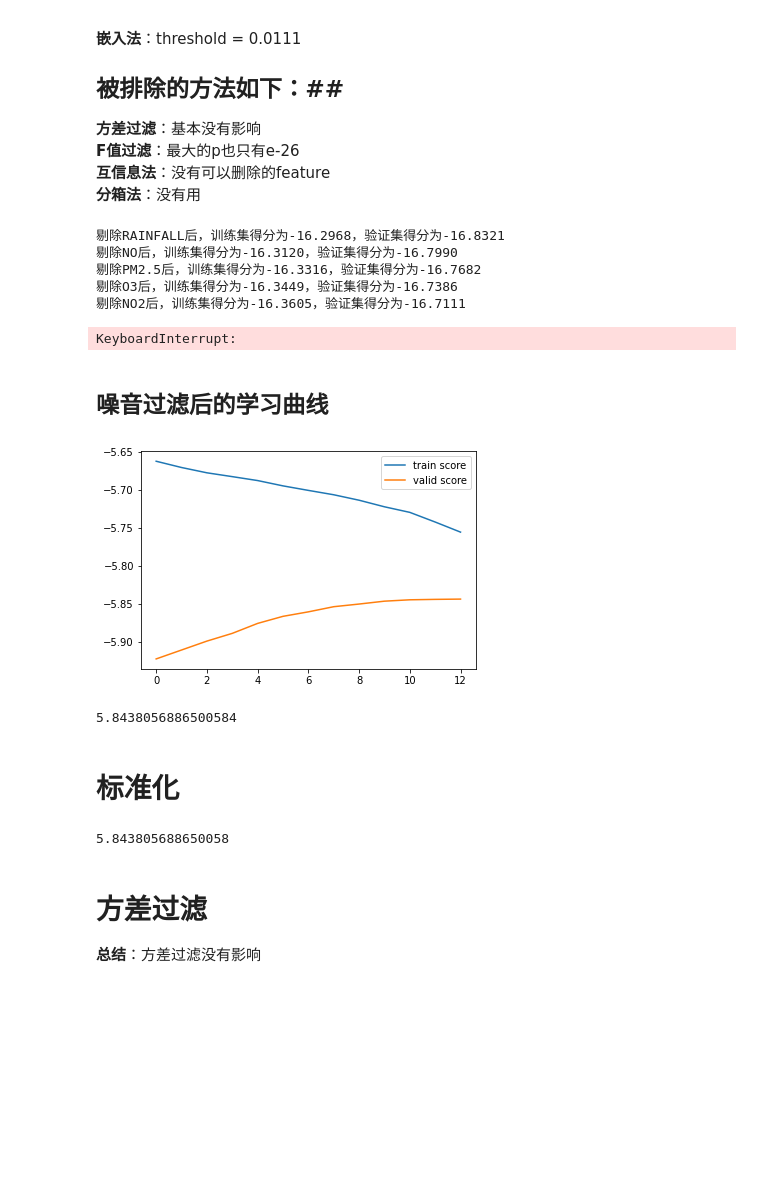
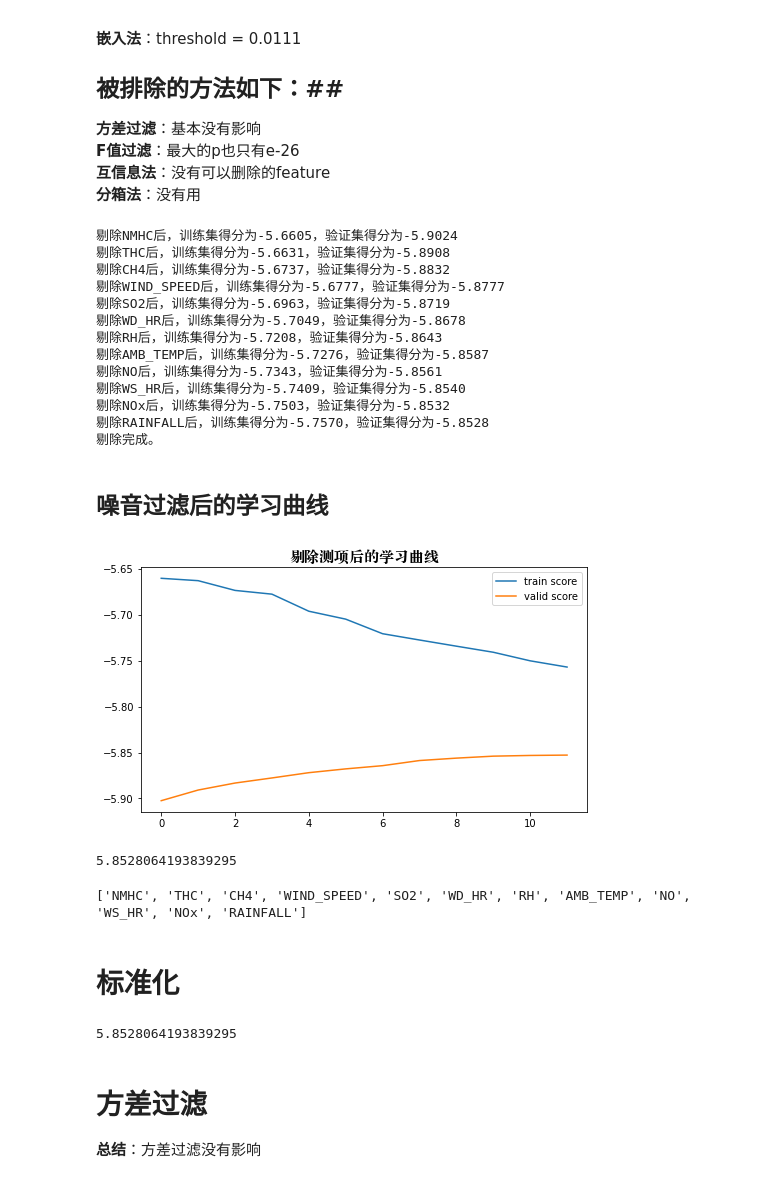
Before and after one commit to FreemanHu/ml2020_lhy, a Jupyter notebook: hw1/hw1_pm25_prediction_v6_linear_mse_reindex.ipynb, the cells around one changed output. Drawn from its saved outputs; the diff is of its cells as text; code cells hidden in the pictures; blank space fills up the shorter version.

```diff
--- a/hw1/hw1_pm25_prediction_v6_linear_mse_reindex.ipynb
+++ b/hw1/hw1_pm25_prediction_v6_linear_mse_reindex.ipynb
@@ -25,6 +24,10 @@ X_train_fullt
-# %%
-# 重新排序一下
-X_train_full = X_train_full.reindex(np.random.RandomState(0).permutation(X_train_full.index))
+# %%
+new_index = np.arange(X_train_full.shape[0])
+np.random.RandomState(0).shuffle(new_index) # 生成新的索引
+# %%
+# 重新排序一下
+X_train_full = X_train_full.reindex(new_index)
+y_train_full = pd.DataFrame(y_train_full).reindex(new_index).to_numpy().ravel()
 # %%
 X_train_full.index = range(X_train_full.shape[0]) # 重新生成一下index
 # %% [markdown]
@@ -64,7 +77,7 @@ options.exclude = []
 train_best_scores = []
 valid_best_scores = []
 exclude_params = [] # 已经被排除的测项
-best_score = -16.86591832711061
+best_score = -5.915237888430732
 flag = True
 while flag:
     # 将已经排除的加上一个新的测项，作为本次遍历的已排除测项
@@ -93,46 +106,61 @@ while flag:
         print('剔除完成。')
         flag = False
 # %% [output]
-剔除RAINFALL后，训练集得分为-16.2968，验证集得分为-16.8321
-剔除NO后，训练集得分为-16.3120，验证集得分为-16.7990
-剔除PM2.5后，训练集得分为-16.3316，验证集得分为-16.7682
-剔除O3后，训练集得分为-16.3449，验证集得分为-16.7386
-剔除NO2后，训练集得分为-16.3605，验证集得分为-16.7111
+剔除NMHC后，训练集得分为-5.6605，验证集得分为-5.9024
+剔除THC后，训练集得分为-5.6631，验证集得分为-5.8908
+剔除CH4后，训练集得分为-5.6737，验证集得分为-5.8832
+剔除WIND_SPEED后，训练集得分为-5.6777，验证集得分为-5.8777
+剔除SO2后，训练集得分为-5.6963，验证集得分为-5.8719
+剔除WD_HR后，训练集得分为-5.7049，验证集得分为-5.8678
+剔除RH后，训练集得分为-5.7208，验证集得分为-5.8643
+剔除AMB_TEMP后，训练集得分为-5.7276，验证集得分为-5.8587
+剔除NO后，训练集得分为-5.7343，验证集得分为-5.8561
+剔除WS_HR后，训练集得分为-5.7409，验证集得分为-5.8540
+剔除NOx后，训练集得分为-5.7503，验证集得分为-5.8532
+剔除RAINFALL后，训练集得分为-5.7570，验证集得分为-5.8528
+剔除完成。
-KeyboardInterrupt:
 # %% [markdown]
 ## 噪音过滤后的学习曲线 ##
 # %%
+from matplotlib.font_manager import FontProperties
+
 def plot_best_scores():
+    myfont = FontProperties(fname='/Library/Fonts/Songti.ttc',size=15)
+    plt.figure(figsize=(8,4.5))
+    plt.title('剔除测项后的学习曲线',fontproperties=myfont)
     x = len(train_best_scores)
     plt.plot(range(x),train_best_scores,label='train score')
     plt.plot(range(x),valid_best_scores,label='valid score')
     plt.legend()
     plt.show()
 
 plot_best_scores()
 # %% [output]
-[figure, old version]
+[figure, new version]
 # %%
 best_score * (-1)
 # %% [output]
-5.8438056886500584
+5.8528064193839295
+# %%
+print(exclude_params)
+# %% [output]
+['NMHC', 'THC', 'CH4', 'WIND_SPEED', 'SO2', 'WD_HR', 'RH', 'AMB_TEMP', 'NO', 'WS_HR', 'NOx', 'RAINFALL']
 # %% [markdown]
 # 标准化
 # %%
 from sklearn.preprocessing import StandardScaler
 
-exclude_params = ['RH', 'AMB_TEMP', 'NO', 'THC', 'NMHC', 'WIND_DIREC',
-                  'WD_HR', 'WS_HR', 'WIND_SPEED', 'NOx', 'RAINFALL',
-                  'CO', 'CH4']
+exclude_params = ['NMHC', 'THC', 'CH4', 'WIND_SPEED', 'SO2', 'WD_HR', 'RH',
+                  'AMB_TEMP', 'NO', 'WS_HR', 'NOx', 'RAINFALL']
 
 pipeline = Pipeline(steps=[('options',SelectTestOptionTransformer(exclude_params)),
                            ('std',StandardScaler()),
                            ('model',LinearRegression())])
 
-cross_val_score(pipeline,X_data,y_train_full,n_jobs=-1,
+cross_val_score(pipeline,X_train_full,y_train_full,n_jobs=-1,
                 scoring='neg_root_mean_squared_error').mean() * (-1)
 # %% [output]
-5.843805688650058
+5.8528064193839295
 # %% [markdown]
 # 方差过滤 #
 **总结**：方差过滤没有影响
```
Also changed, not shown: parts of 25 cells of this notebook, 11 other files.
